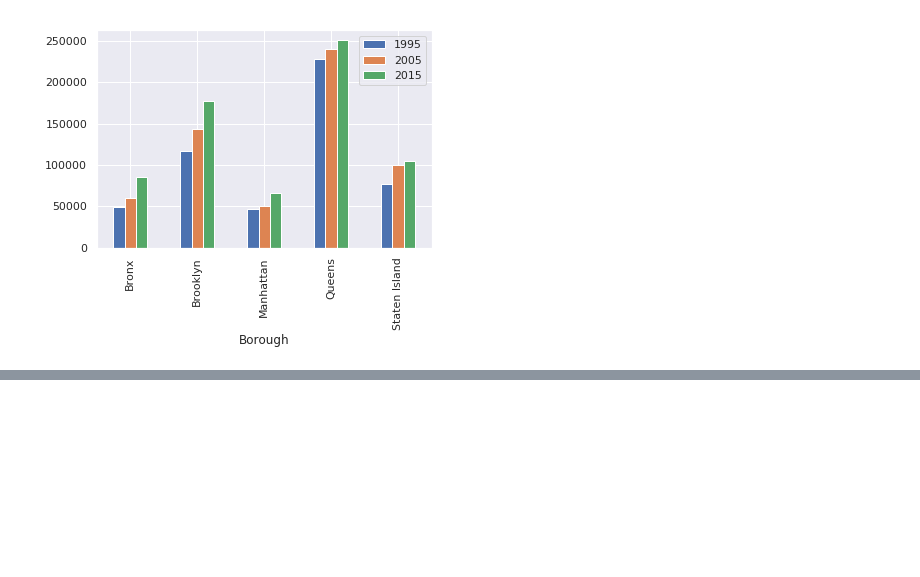
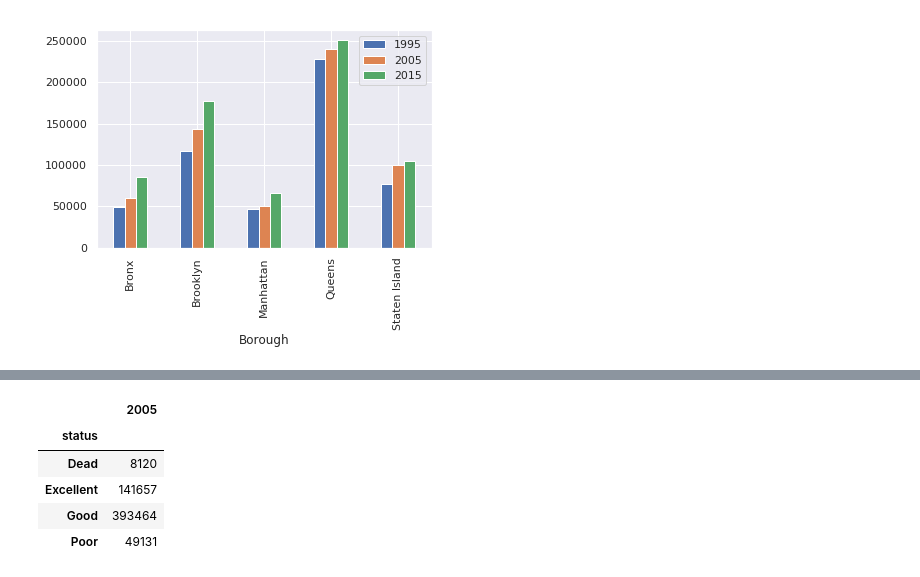
Before and after one commit to lrrbrody/TDI, a Jupyter notebook: TDI_Project_Proposal.ipynb, the cells around one changed output, grey strips where cells are left out. Cells and saved outputs as stored; diff of their text form; code cells hidden in the pictures; blank space fills up the shorter version.

```diff
--- a/TDI_Project_Proposal.ipynb
+++ b/TDI_Project_Proposal.ipynb
@@ -138,0 +168,12 @@ Counts.plot(x="Borough", y=["1995", "2005", "2015"], kind="bar")
+# %%
+Alive05=Tree05.groupby("status").count()
+Alive05 = Alive05.iloc[:,0:1]
+Alive05.columns = ['2005']
+Alive05
+# %% [output]
+|  | 2005 |
+| status |  |
+| Dead | 8120 |
+| Excellent | 141657 |
+| Good | 393464 |
+| Poor | 49131 |
```
Also changed, not shown: parts of 4 cells of this notebook.
